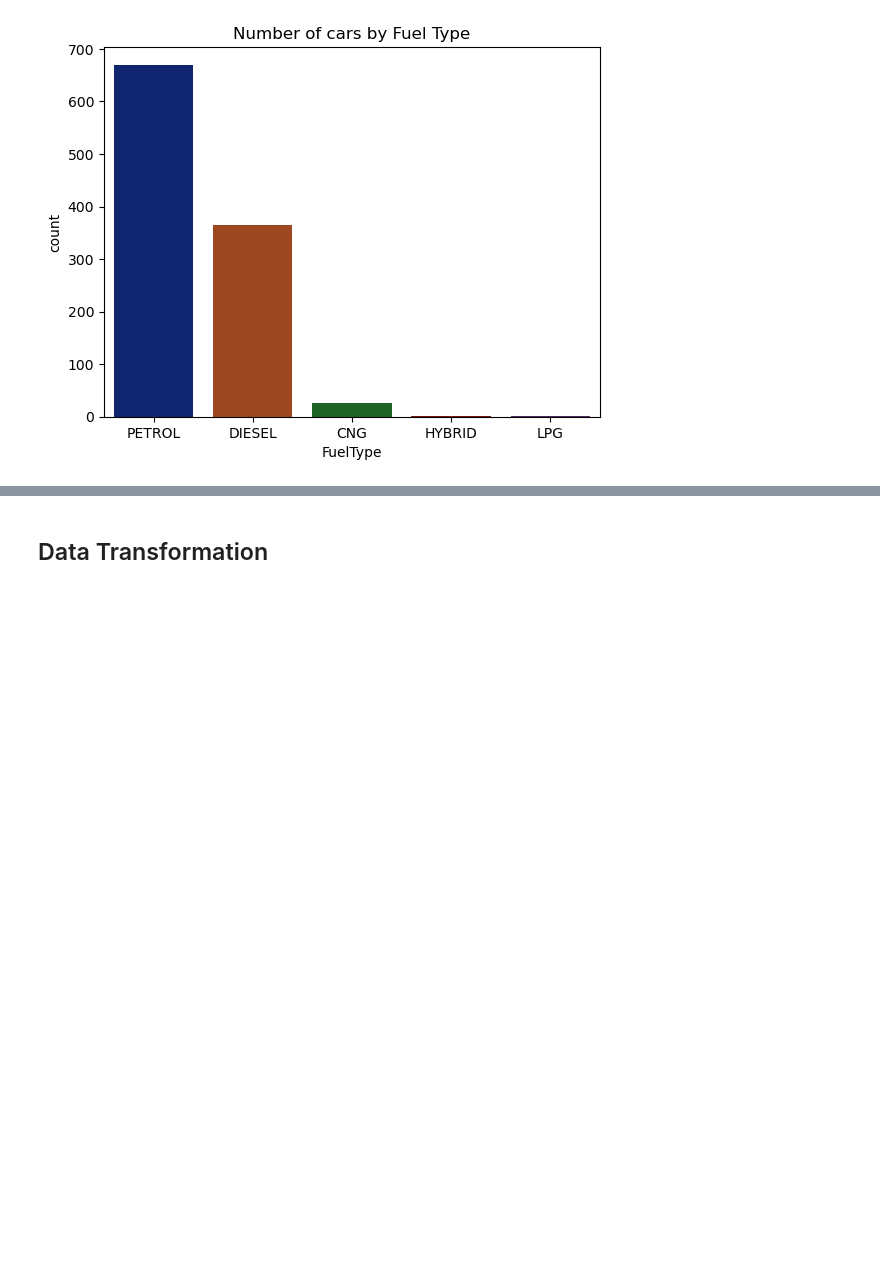
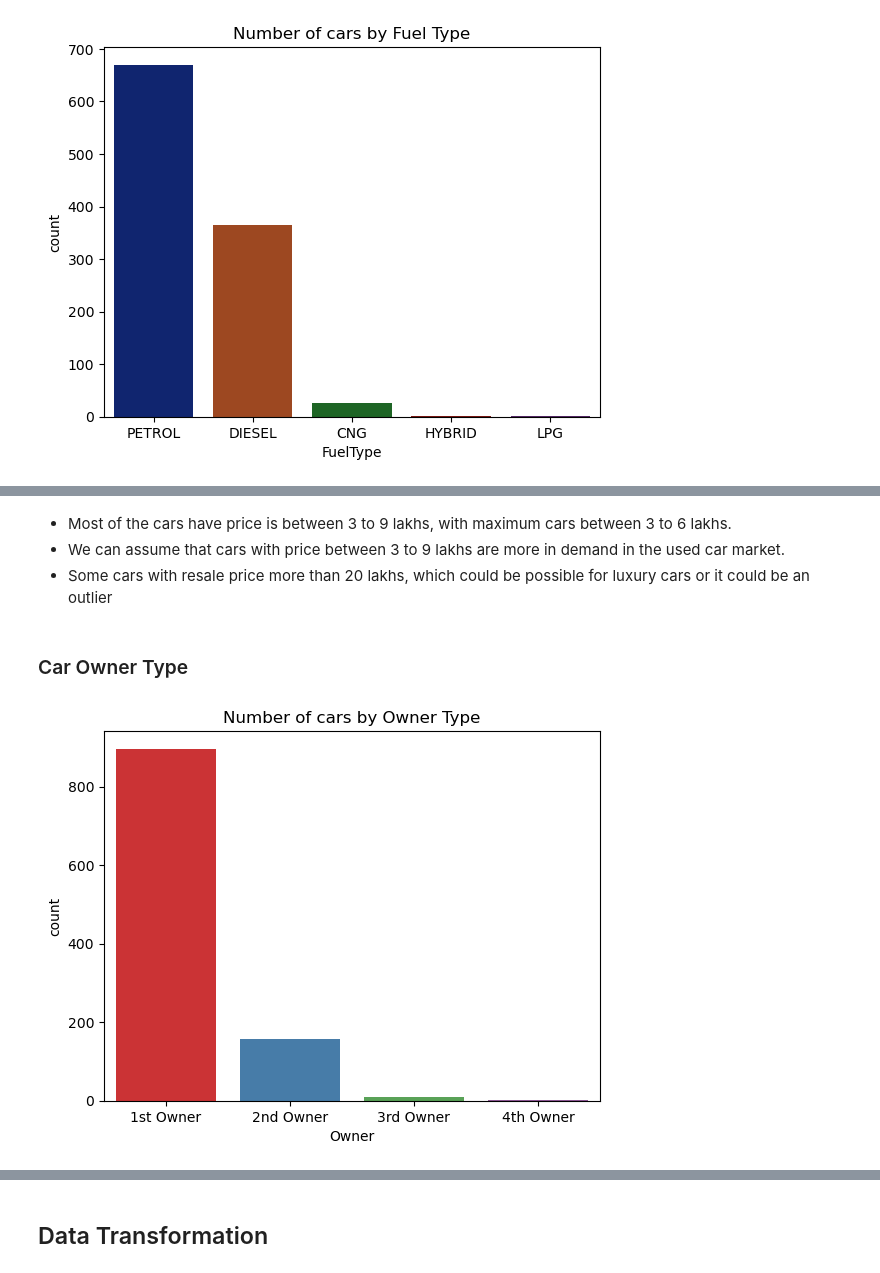
Before and after one commit to shriansh8619/Used-Car-Price-Prediction, a Jupyter notebook: Used_Car_Price_Prediction.ipynb, the cells around one changed output, grey strips where cells are left out. Drawn from its saved outputs; the diff is of its cells as text; code cells hidden in the pictures; blank space fills up the shorter version.

```diff
--- a/Used_Car_Price_Prediction.ipynb
+++ b/Used_Car_Price_Prediction.ipynb
@@ -208,0 +230,11 @@ Text(0.5, 1.0, 'Number of cars by Fuel Type')
+# %% [markdown]
+* Most of the cars have price is between 3 to 9 lakhs, with maximum cars between 3 to 6 lakhs.
+* We can assume that cars with price between 3 to 9 lakhs are more in demand in the used car market.
+* Some cars with resale price more than 20 lakhs, which could be possible for luxury cars or it could be an outlier
+# %% [markdown]
+### Car Owner Type
+# %%
+sns.countplot(x = 'Owner', data = df,palette='Set1').set_title('Number of cars by Owner Type')
+plt.show()
+# %% [output]
+[figure, added]
```
Also changed, not shown: parts of 32 cells of this notebook.
